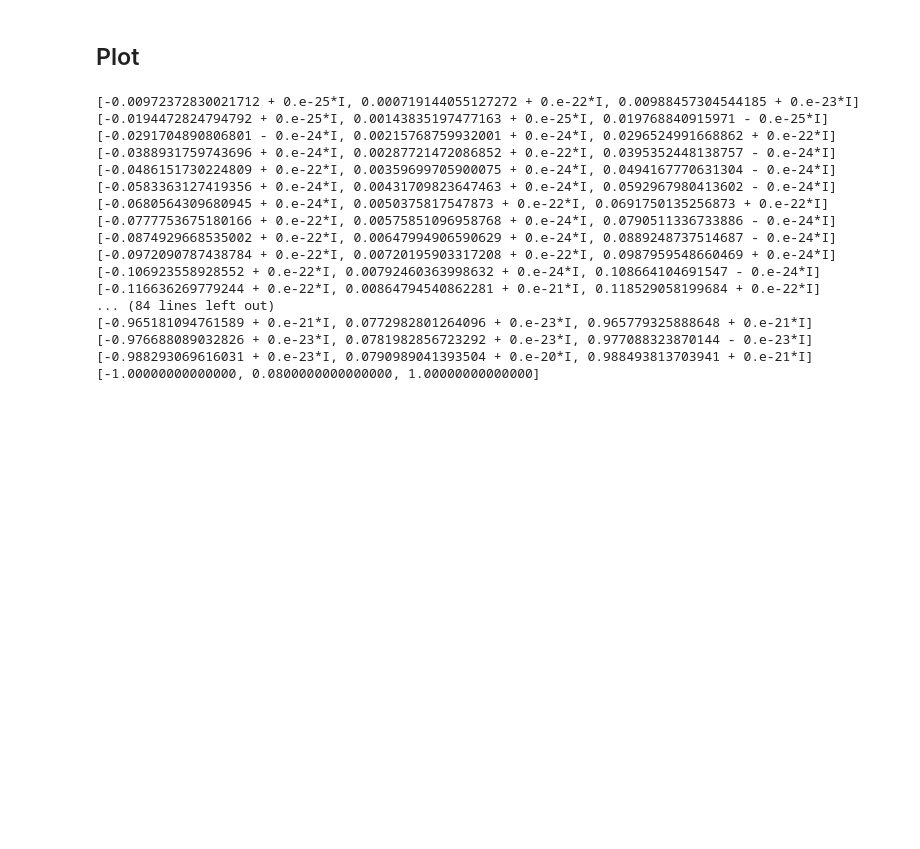
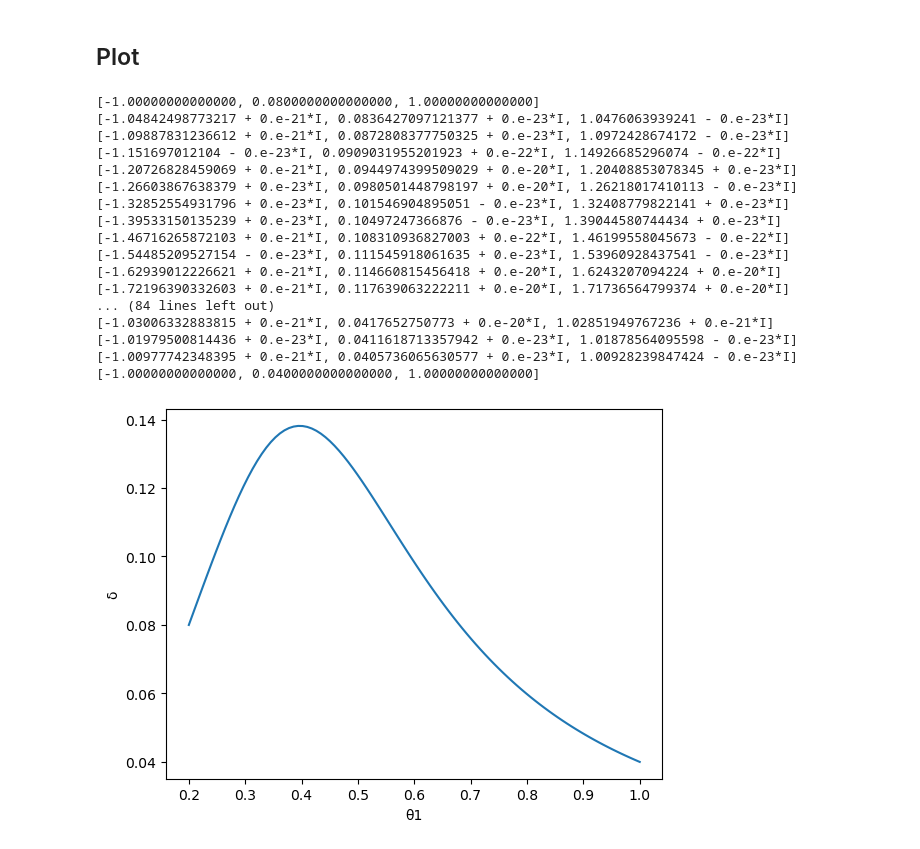
Before and after one commit to Carinaguo/WISCERS, a Jupyter notebook: Max_Likelihood_Fixed_Tau.ipynb, the cells around one changed output. Drawn from its saved outputs; the diff is of its cells as text; code cells hidden in the pictures; blank space fills up the shorter version.

Commit message:
Plot done

```diff
--- a/Max_Likelihood_Fixed_Tau.ipynb
+++ b/Max_Likelihood_Fixed_Tau.ipynb
@@ -54,53 +56,51 @@ Plot
 # convert a SymPy expression to an expression that can be numerically evaluated
 # new_expr = lambdify(d, expr, "numpy")
 
-from fractions import Fraction
+# from fractions import Fraction
 
-for i in range(1,101):
-    #h = Fraction(i, 200)
-    h = 0.2 * (i/100)
+array = np.linspace(0.2, 1, num=100)
+y = []
+
+for h in array:
     A = 33
     B = 27
     C = 19
     D = 21
     t = 0.2 # TODO
+
     # the first derivative of the log likelihood function
-    expr = A*(h + t/h)*(1 + t - d*h - d*t/h)*(1 - t + d*h - d*t/h)*(1 - t - d*h + d*t/h) - B*(h + t/h)*(1 + t + d*h + d*t/h)*(1 - t + d*h - d*t/h)*(1 - t - d*h + d*t/h) + C*(h - t/h)*(1 + t + d*h + d*t/h)*(1 + t - d*h - d*t/h)*(1 - t - d*h + d*t/h) - D*(h - t/h)*(1 + t + d*h + d*t/h)*(1 + t - d*h - d*t/h)*(1 - t + d*h - d*t/h)
-    sol = solve(expr, d)
+    expr_1 = A*(h + t/h)*(1 + t - d*h - d*t/h)*(1 - t + d*h - d*t/h)*(1 - t - d*h + d*t/h) - B*(h + t/h)*(1 + t + d*h + d*t/h)*(1 - t + d*h - d*t/h)*(1 - t - d*h + d*t/h) + C*(h - t/h)*(1 + t + d*h + d*t/h)*(1 + t - d*h - d*t/h)*(1 - t - d*h + d*t/h) - D*(h - t/h)*(1 + t + d*h + d*t/h)*(1 + t - d*h - d*t/h)*(1 - t + d*h - d*t/h)
+
+    sol = solve(expr_1, d)
+    y.append(complex(sol[1]).real)
+
     print(sol)
 # %% [output]
-[-0.00972372830021712 + 0.e-25*I, 0.000719144055127272 + 0.e-22*I, 0.00988457304544185 + 0.e-23*I]
-[-0.0194472824794792 + 0.e-25*I, 0.00143835197477163 + 0.e-25*I, 0.019768840915971 - 0.e-25*I]
-[-0.0291704890806801 - 0.e-24*I, 0.00215768759932001 + 0.e-24*I, 0.0296524991668862 + 0.e-22*I]
-[-0.0388931759743696 + 0.e-24*I, 0.00287721472086852 + 0.e-22*I, 0.0395352448138757 - 0.e-24*I]
-[-0.0486151730224809 + 0.e-22*I, 0.00359699705900075 + 0.e-24*I, 0.0494167770631304 - 0.e-24*I]
-[-0.0583363127419356 + 0.e-24*I, 0.00431709823647463 + 0.e-24*I, 0.0592967980413602 - 0.e-24*I]
-[-0.0680564309680945 + 0.e-24*I, 0.0050375817547873 + 0.e-22*I, 0.0691750135256873 + 0.e-22*I]
-[-0.0777753675180166 + 0.e-22*I, 0.00575851096958768 + 0.e-24*I, 0.0790511336733886 - 0.e-24*I]
-[-0.0874929668535002 + 0.e-22*I, 0.00647994906590629 + 0.e-24*I, 0.0889248737514687 - 0.e-24*I]
-[-0.0972090787438784 + 0.e-22*I, 0.00720195903317208 + 0.e-22*I, 0.0987959548660469 + 0.e-24*I]
-[-0.106923558928552 + 0.e-22*I, 0.00792460363998632 + 0.e-24*I, 0.108664104691547 - 0.e-24*I]
-[-0.116636269779244 + 0.e-22*I, 0.00864794540862281 + 0.e-21*I, 0.118529058199684 + 0.e-22*I]
+[-1.00000000000000, 0.0800000000000000, 1.00000000000000]
+[-1.04842498773217 + 0.e-21*I, 0.0836427097121377 + 0.e-23*I, 1.0476063939241 - 0.e-23*I]
+[-1.09887831236612 + 0.e-21*I, 0.0872808377750325 + 0.e-23*I, 1.0972428674172 - 0.e-23*I]
+[-1.151697012104 - 0.e-23*I, 0.0909031955201923 + 0.e-22*I, 1.14926685296074 - 0.e-22*I]
+[-1.20726828459069 + 0.e-21*I, 0.0944974399509029 + 0.e-20*I, 1.20408853078345 + 0.e-23*I]
+[-1.26603867638379 + 0.e-23*I, 0.0980501448798197 + 0.e-20*I, 1.26218017410113 - 0.e-23*I]
+[-1.32852554931796 + 0.e-23*I, 0.101546904895051 - 0.e-23*I, 1.32408779822141 + 0.e-23*I]
+[-1.39533150135239 + 0.e-23*I, 0.10497247366876 - 0.e-23*I, 1.39044580744434 + 0.e-23*I]
+[-1.46716265872103 + 0.e-21*I, 0.108310936827003 + 0.e-22*I, 1.46199558045673 - 0.e-22*I]
+[-1.54485209527154 - 0.e-23*I, 0.111545918061635 + 0.e-23*I, 1.53960928437541 - 0.e-23*I]
+[-1.62939012226621 + 0.e-21*I, 0.114660815456418 + 0.e-20*I, 1.6243207094224 + 0.e-20*I]
+[-1.72196390332603 + 0.e-21*I, 0.117639063222211 + 0.e-20*I, 1.71736564799374 + 0.e-20*I]
 ... (84 lines left out)
-[-0.965181094761589 + 0.e-21*I, 0.0772982801264096 + 0.e-23*I, 0.965779325888648 + 0.e-21*I]
-[-0.976688089032826 + 0.e-23*I, 0.0781982856723292 + 0.e-23*I, 0.977088323870144 - 0.e-23*I]
-[-0.988293069616031 + 0.e-23*I, 0.0790989041393504 + 0.e-20*I, 0.988493813703941 + 0.e-21*I]
-[-1.00000000000000, 0.0800000000000000, 1.00000000000000]
+[-1.03006332883815 + 0.e-21*I, 0.0417652750773 + 0.e-20*I, 1.02851949767236 + 0.e-21*I]
+[-1.01979500814436 + 0.e-23*I, 0.0411618713357942 + 0.e-23*I, 1.01878564095598 - 0.e-23*I]
+[-1.00977742348395 + 0.e-21*I, 0.0405736065630577 + 0.e-23*I, 1.00928239847424 - 0.e-23*I]
+[-1.00000000000000, 0.0400000000000000, 1.00000000000000]
 # %%
-import matplotlib.pyplot as plt
-
-x = []
-y = []
-
-for i in range(1,101):
-    x.append(0.2 * (i/100))
-
-for i in range(1,101):
-    y.append() # TODO
+x = np.linspace(0.2, 1, num=100) # θ1
 
 plt.plot(x, y)
 
 plt.xlabel('θ1')
 plt.ylabel('δ')
 
 plt.show()
+# %% [output]
+[figure, added]
```
Also changed, not shown: parts of 6 cells of this notebook.
